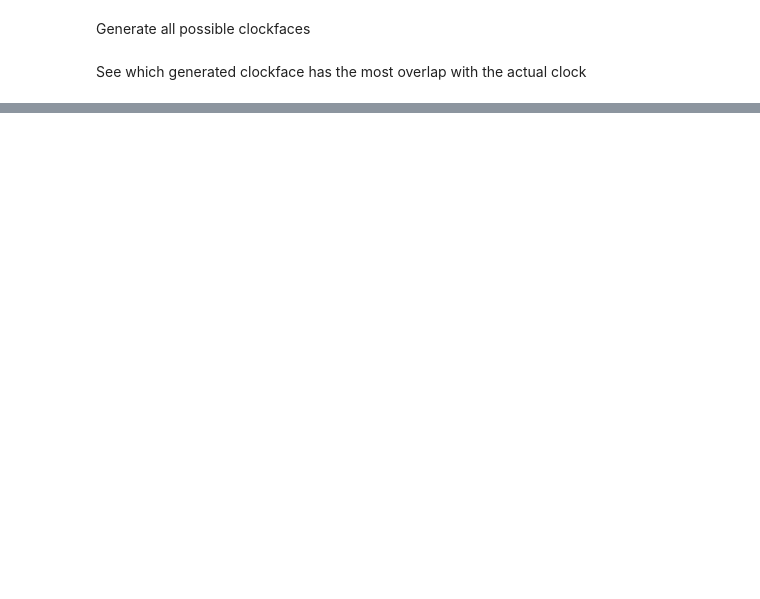
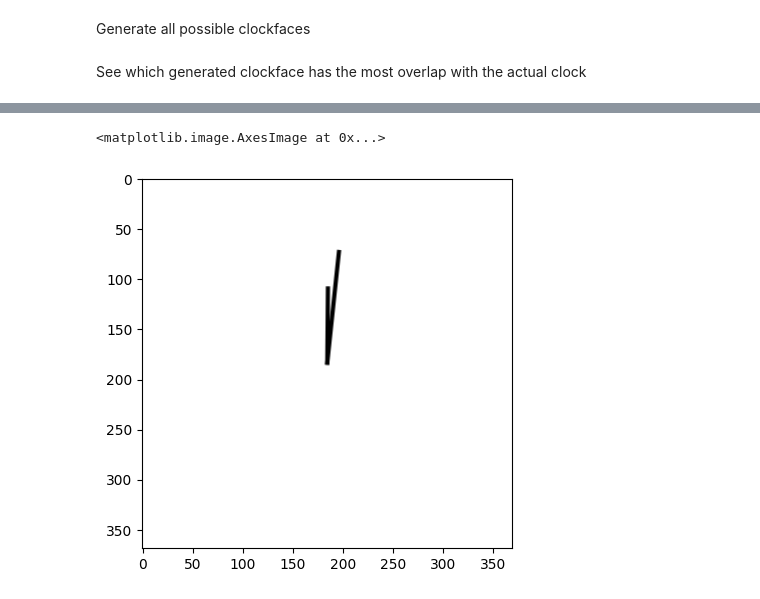
Before and after one commit to ThePuscher/-analogue_clock_reader, a Jupyter notebook: clock.ipynb, the cells around one changed output, grey strips where cells are left out. Saved outputs shown, nothing was run; the diff lists cells and outputs as text; code cells hidden in the pictures; blank space fills up the shorter version.

```diff
--- a/clock.ipynb
+++ b/clock.ipynb
@@ -167,0 +168,6 @@ plt.plot(guess_perf_history)
+# %%
+c = generated_clocks[1]
+plt.imshow(c, cmap="gray")
+# %% [output]
+<matplotlib.image.AxesImage at 0x...>
+[figure, added]
```
Also changed, not shown: parts of 5 cells of this notebook, 1 other file.
